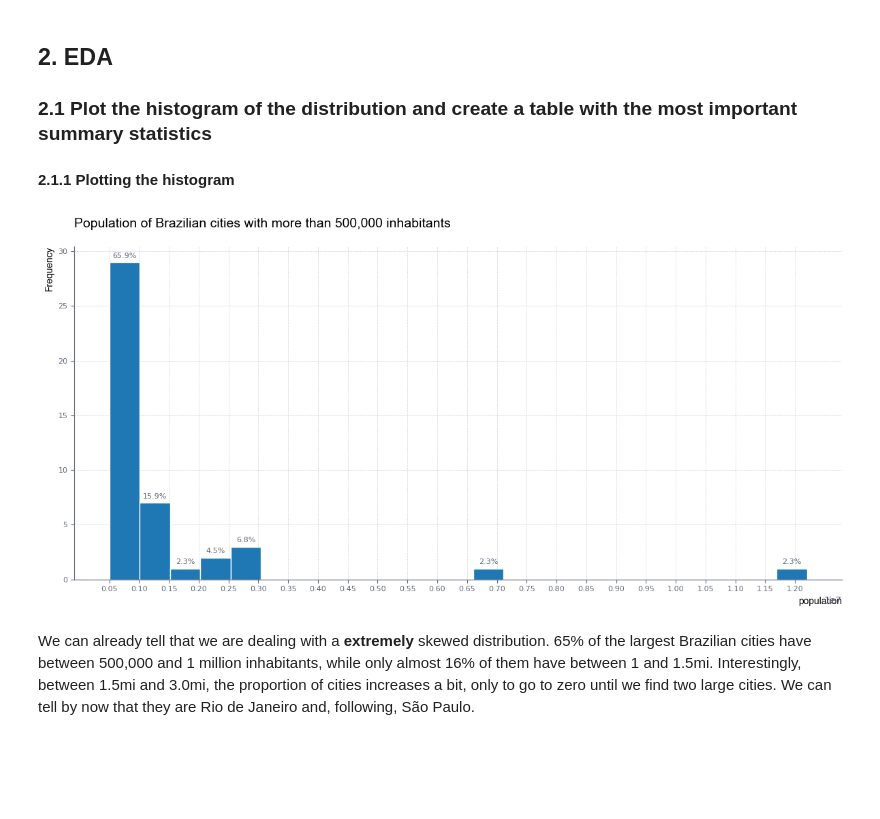
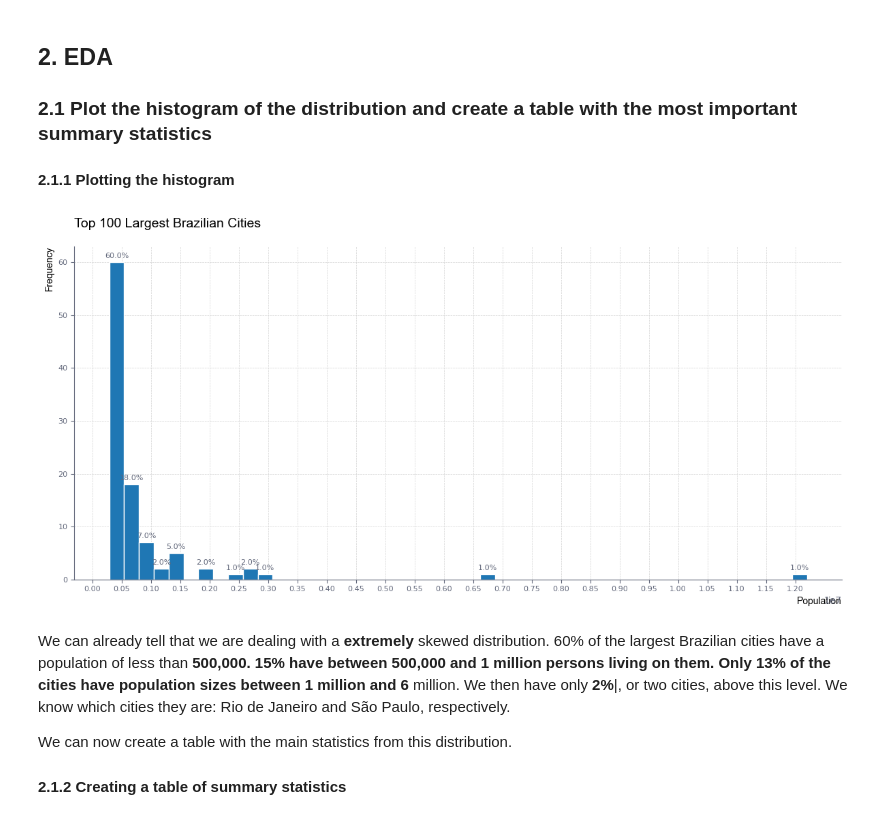
Before and after one commit to felipesebben/bk_data_analysis_studies, a Jupyter notebook: da_data_exercises/ch03-exploratory_data_analysis/05-city_size_brazil/05-city_size_brazil.ipynb, the cells around one changed output. Drawn from its saved outputs; the diff is of its cells as text; code cells hidden in the pictures; blank space fills up the shorter version.

```diff
--- a/da_data_exercises/ch03-exploratory_data_analysis/05-city_size_brazil/05-city_size_brazil.ipynb
+++ b/da_data_exercises/ch03-exploratory_data_analysis/05-city_size_brazil/05-city_size_brazil.ipynb
@@ -68,7 +76,7 @@ df.rename(columns={
 <h2>1.2 Filter the data</h2>
 <p>Let's filter the year and return only observations for 2022. In addition, we are looking for the largest cities in Brazil. We can first order the DataFrame by city size and get hold of the largest cities.</p>
 # %%
-cities_2022 = df.loc[df["year"] == 2022].sort_values(by="population", ascending=False)
+cities_2022 = df.loc[df["year"] == 2022].sort_values(by="population", ascending=False).reset_index(drop=True)
 # %%
 cities_2022.head(20)
 # %% [output]
@@ -93,0 +100,2 @@ cities_2022.head(20)
+# %%
+cities_2022["index"] = cities_2022.index + 1
@@ -94,5 +113,5 @@ cities_2022.head(20)
 # %%
-cities_2022 = cities_2022.loc[cities_2022["population"] > 500_000]
+cities_2022 = cities_2022.loc[cities_2022["index"] <= 100]
 # %%
 cities_2022.count()
 # %% [output]
@@ -136,7 +134,7 @@ memory usage: 3.8+ KB
 # %%
 # Visualize the distribution of population, no filters
 # Set the bin width
-bin_width = 500_000
+bin_width = 250_000
 
 # Create a new figure with adjusted padding
 plt.figure(figsize=(12, 6))
@@ -147,7 +145,7 @@ n, bins, patches = plt.hist(cities_2022["population"], bins=int((cities_2022["po
          edgecolor="white", zorder=2)
 
 # Set x and y axis labels
-plt.xlabel("population",
+plt.xlabel("Population",
             fontsize=10,
             color="black",
             loc="right",
@@ -159,7 +157,7 @@ plt.ylabel("Frequency",
             fontdict={"fontname": "Arial"},)
 
 # Set x and y ticks interval
-plt.xticks(range(cities_2022["population"].min() - 1000, cities_2022["population"].max() + 1000, 500_000), fontsize=8, color="#61677A")
+plt.xticks(range(0 , cities_2022["population"].max() , 500_000), fontsize=8, color="#61677A")
 plt.yticks(fontsize=8, color="#61677A")
 
 # Change the color of the ticks and axes
@@ -169,34 +167,36 @@ plt.tick_params(axis="both", colors=tick_color)
 # Add frequency count to each bar
 total_data_points = cities_2022["population"].count()
 for i in range(len(patches)):
     x = patches[i].get_x() + patches[i].get_width() / 2
     y = patches[i].get_height()
     percentage = y / total_data_points * 100
     if percentage > 0:
         plt.annotate(f"{percentage:.1f}%", xy=(x, y), xytext=(0, 3), textcoords="offset points",
                      ha="center", va="bottom", fontsize=8, color="#61677A")
     else:
         pass
 
 # Add title to the chart
-plt.title(f"Population of Brazilian cities with more than 500,000 inhabitants",
+plt.title(f"Top 100 Largest Brazilian Cities",
           fontsize=14,
           loc="left",
           fontdict={"fontname": "Arial"},
           pad=20)
 
 # Add a light grid behind the bars
 plt.grid(color="lightgray", linestyle="--", linewidth=0.5, zorder=1)
 
 # Remove the top and right spines
 plt.gca().spines["top"].set_visible(False)
 plt.gca().spines["right"].set_visible(False)
 plt.gca().spines["bottom"].set_color("#61677A")
 plt.gca().spines["left"].set_color("#61677A")
 
 plt.tight_layout()
 plt.show()
 # %% [output]
-[figure, old version]
+[figure, new version]
-# %% [markdown]
-<p>We can already tell that we are dealing with a <b>extremely</b> skewed distribution. 65% of the largest Brazilian cities have between 500,000 and 1 million inhabitants, while only almost 16% of them have between 1 and 1.5mi. Interestingly, between 1.5mi and 3.0mi, the proportion of cities increases a bit, only to go to zero until we find two large cities. We can tell by now that they are Rio de Janeiro and, following, São Paulo.
+# %% [markdown]
+<p>We can already tell that we are dealing with a <b>extremely</b> skewed distribution. 60% of the largest Brazilian cities have a population of less than <b>500,000</h>. <b>15%</b> have between <b>500,000</b> and <b>1 million</b> persons living on them. Only <b>13%</b> of the cities have population sizes between <b>1 million</b> and 6</b> million. We then have only <b>2%</b>|, or two cities, above this level. We know which cities they are: Rio de Janeiro and São Paulo, respectively.</p>
+<p>We can now create a table with the main statistics from this distribution.</p>
+<h4>2.1.2 Creating a table of summary statistics</h4>
```
Also changed, not shown: parts of 18 cells of this notebook.
